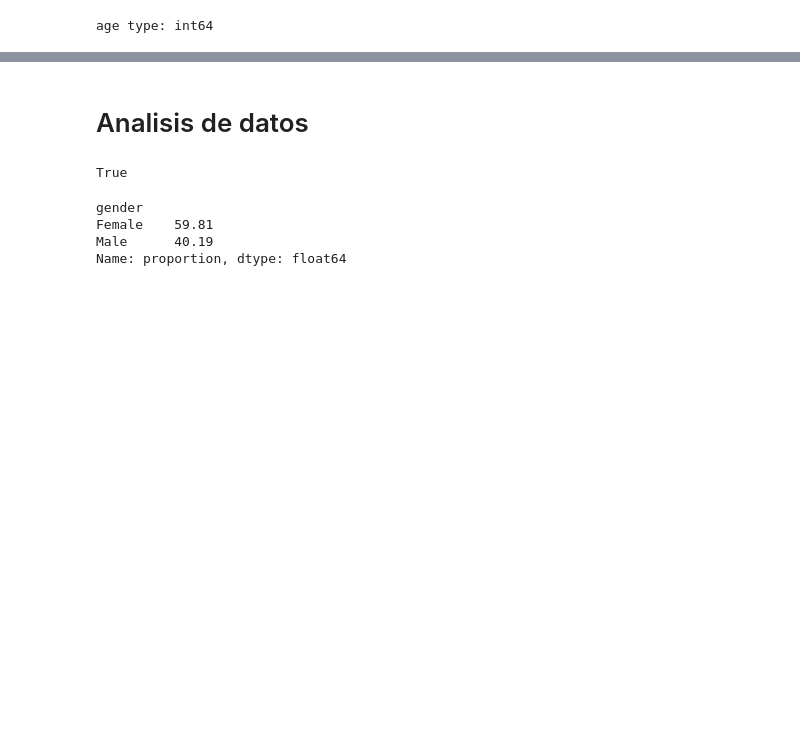
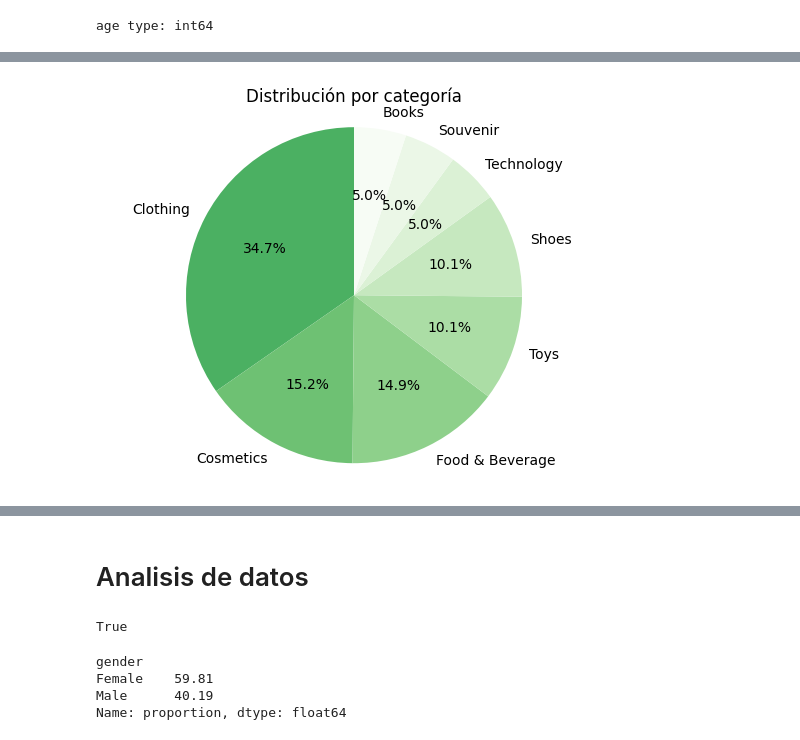
Before and after one commit to federico2018lc/InnovacionDatosProyectoFinal, a Jupyter notebook: analisis_datos_EDA.ipynb, the cells around one changed output, grey strips where cells are left out. Cells and saved outputs as stored; diff of their text form; code cells hidden in the pictures; blank space fills up the shorter version.

```diff
--- a/analisis_datos_EDA.ipynb
+++ b/analisis_datos_EDA.ipynb
@@ -192,0 +328,20 @@ dtype: float64
+# %%
+import numpy as np
+
+# Contar los valores de la columna
+valores = df['category'].value_counts()
+# Paleta continua desde azul a verde
+paleta = plt.cm.Greens_r(np.linspace(0.4, 1, len(valores)))
+
+plt.pie(
+    valores,
+    labels=valores.index,
+    autopct='%1.1f%%',
+    startangle=90,
+    colors=paleta
+)
+plt.title('Distribución por categoría')
+plt.axis('equal')
+plt.show()
+# %% [output]
+[figure, added]
```
Also changed, not shown: parts of 31 cells of this notebook.
